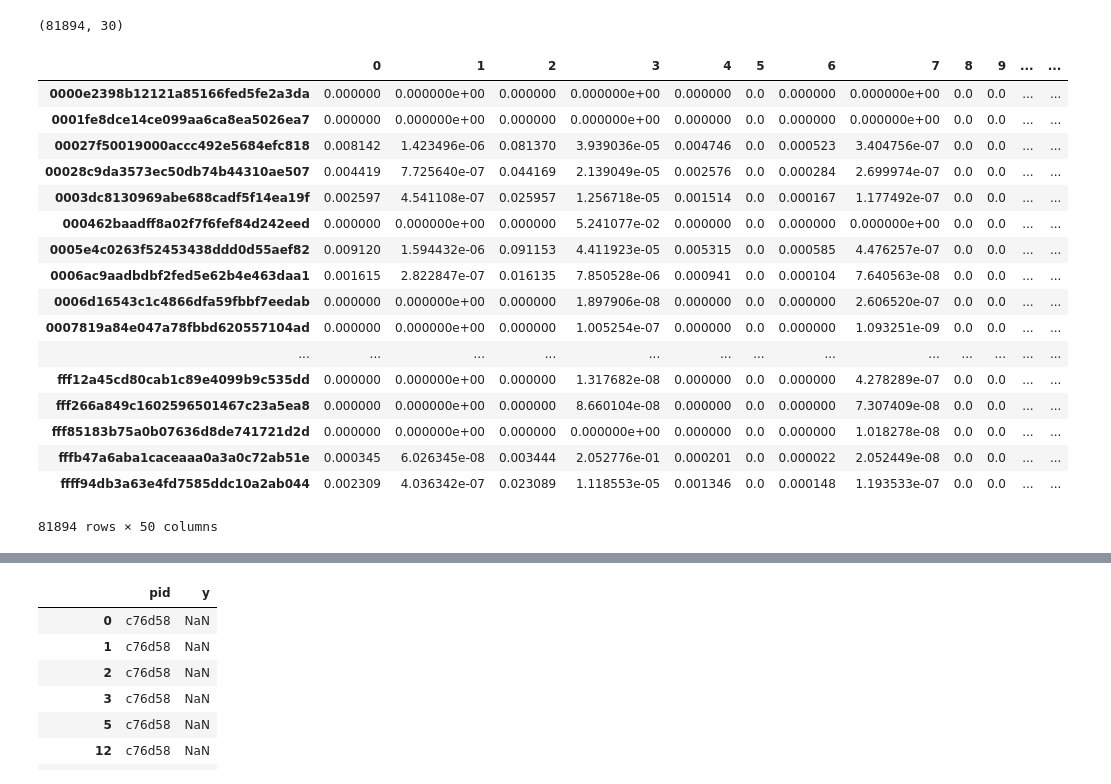
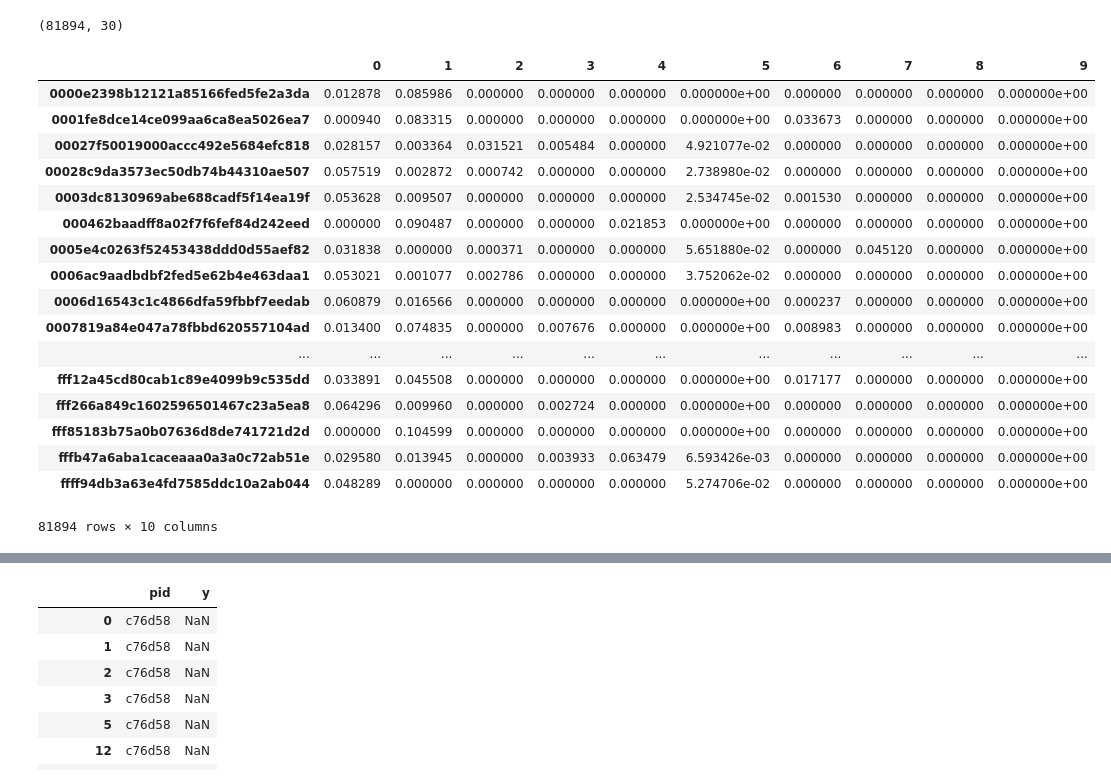
Before and after one commit to tychen5/Trend_TBrainAI, a Jupyter notebook: leo/Read_all_queryLog-Copy1.ipynb, the cells around one changed output, grey strips where cells are left out. Cells and saved outputs as stored; diff of their text form; code cells hidden in the pictures.

Commit message:
upload pid cid ratio csv

```diff
--- a/leo/Read_all_queryLog-Copy1.ipynb
+++ b/leo/Read_all_queryLog-Copy1.ipynb
@@ -664,9 +664,9 @@ dfT.to_csv('history/dfCCC.csv')
 # %%
 # np_c30 = pd.read_pickle('../frank/info/pkl/mf_fid_cid_basis.pkl')
 # np_c15 = pd.read_pickle('../frank/info/pkl/mf_fid_cid_basis_15.pkl')
-# np_p5 = pd.read_pickle('../frank/info/pkl/mf_fid_pid_basis.pkl')
-np_p10 = pd.read_pickle('../frank/info/pkl/mf_fid_pid_basis.pkl.10')
-np_c50=pd.read_pickle('../frank/info/pkl/mf_fid_cid_basis.pkl.50')
+np_pr10 = pd.read_pickle('../frank/info/pkl//mf_fid_pid_basis.pkl.ratio.10')
+# np_cr30 = pd.read_pickle('../frank/info/pkl/mf_fid_cid_basis.pkl.ratio.30')
+# np_c50=pd.read_pickle('../frank/info/pkl/mf_fid_cid_basis.pkl.50')
 i2f = pd.read_pickle('../frank/info/pkl/id_fid.pkl')
 # %%
 # i2f
@@ -694,31 +694,31 @@ i2f = pd.read_pickle('../frank/info/pkl/id_fid.pkl')
 # %% [output]
 (81894, 30)
 # %%
-df= pd.DataFrame(np_c50)
+df= pd.DataFrame(np_pr10)
 df = df.rename(index=i2f)
 # df.to_csv('csv/MF_cid30.csv')
 # df.to_csv('csv/MF_cid15.csv')
-df.to_csv('csv/MF_cid50.csv')
+df.to_csv('csv/MF_cid_ratio_30.csv')
 df
 # %% [output]
-|  | 0 | 1 | 2 | 3 | 4 | 5 | 6 | 7 | 8 | 9 | ... | ... |
-| 0000e2398b12121a85166fed5fe2a3da | 0.000000 | 0.000000e+00 | 0.000000 | 0.000000e+00 | 0.000000 | 0.0 | 0.000000 | 0.000000e+00 | 0.0 | 0.0 | ... | ... |
-| 0001fe8dce14ce099aa6ca8ea5026ea7 | 0.000000 | 0.000000e+00 | 0.000000 | 0.000000e+00 | 0.000000 | 0.0 | 0.000000 | 0.000000e+00 | 0.0 | 0.0 | ... | ... |
-| 00027f50019000accc492e5684efc818 | 0.008142 | 1.423496e-06 | 0.081370 | 3.939036e-05 | 0.004746 | 0.0 | 0.000523 | 3.404756e-07 | 0.0 | 0.0 | ... | ... |
-| 00028c9da3573ec50db74b44310ae507 | 0.004419 | 7.725640e-07 | 0.044169 | 2.139049e-05 | 0.002576 | 0.0 | 0.000284 | 2.699974e-07 | 0.0 | 0.0 | ... | ... |
-| 0003dc8130969abe688cadf5f14ea19f | 0.002597 | 4.541108e-07 | 0.025957 | 1.256718e-05 | 0.001514 | 0.0 | 0.000167 | 1.177492e-07 | 0.0 | 0.0 | ... | ... |
-| 000462baadff8a02f7f6fef84d242eed | 0.000000 | 0.000000e+00 | 0.000000 | 5.241077e-02 | 0.000000 | 0.0 | 0.000000 | 0.000000e+00 | 0.0 | 0.0 | ... | ... |
-| 0005e4c0263f52453438ddd0d55aef82 | 0.009120 | 1.594432e-06 | 0.091153 | 4.411923e-05 | 0.005315 | 0.0 | 0.000585 | 4.476257e-07 | 0.0 | 0.0 | ... | ... |
-| 0006ac9aadbdbf2fed5e62b4e463daa1 | 0.001615 | 2.822847e-07 | 0.016135 | 7.850528e-06 | 0.000941 | 0.0 | 0.000104 | 7.640563e-08 | 0.0 | 0.0 | ... | ... |
-| 0006d16543c1c4866dfa59fbbf7eedab | 0.000000 | 0.000000e+00 | 0.000000 | 1.897906e-08 | 0.000000 | 0.0 | 0.000000 | 2.606520e-07 | 0.0 | 0.0 | ... | ... |
-| 0007819a84e047a78fbbd620557104ad | 0.000000 | 0.000000e+00 | 0.000000 | 1.005254e-07 | 0.000000 | 0.0 | 0.000000 | 1.093251e-09 | 0.0 | 0.0 | ... | ... |
-| ... | ... | ... | ... | ... | ... | ... | ... | ... | ... | ... | ... | ... |
-| fff12a45cd80cab1c89e4099b9c535dd | 0.000000 | 0.000000e+00 | 0.000000 | 1.317682e-08 | 0.000000 | 0.0 | 0.000000 | 4.278289e-07 | 0.0 | 0.0 | ... | ... |
-| fff266a849c1602596501467c23a5ea8 | 0.000000 | 0.000000e+00 | 0.000000 | 8.660104e-08 | 0.000000 | 0.0 | 0.000000 | 7.307409e-08 | 0.0 | 0.0 | ... | ... |
-| fff85183b75a0b07636d8de741721d2d | 0.000000 | 0.000000e+00 | 0.000000 | 0.000000e+00 | 0.000000 | 0.0 | 0.000000 | 1.018278e-08 | 0.0 | 0.0 | ... | ... |
-| fffb47a6aba1caceaaa0a3a0c72ab51e | 0.000345 | 6.026345e-08 | 0.003444 | 2.052776e-01 | 0.000201 | 0.0 | 0.000022 | 2.052449e-08 | 0.0 | 0.0 | ... | ... |
-| ffff94db3a63e4fd7585ddc10a2ab044 | 0.002309 | 4.036342e-07 | 0.023089 | 1.118553e-05 | 0.001346 | 0.0 | 0.000148 | 1.193533e-07 | 0.0 | 0.0 | ... | ... |
+|  | 0 | 1 | 2 | 3 | 4 | 5 | 6 | 7 | 8 | 9 |
+| 0000e2398b12121a85166fed5fe2a3da | 0.012878 | 0.085986 | 0.000000 | 0.000000 | 0.000000 | 0.000000e+00 | 0.000000 | 0.000000 | 0.000000 | 0.000000e+00 |
+| 0001fe8dce14ce099aa6ca8ea5026ea7 | 0.000940 | 0.083315 | 0.000000 | 0.000000 | 0.000000 | 0.000000e+00 | 0.033673 | 0.000000 | 0.000000 | 0.000000e+00 |
+| 00027f50019000accc492e5684efc818 | 0.028157 | 0.003364 | 0.031521 | 0.005484 | 0.000000 | 4.921077e-02 | 0.000000 | 0.000000 | 0.000000 | 0.000000e+00 |
+| 00028c9da3573ec50db74b44310ae507 | 0.057519 | 0.002872 | 0.000742 | 0.000000 | 0.000000 | 2.738980e-02 | 0.000000 | 0.000000 | 0.000000 | 0.000000e+00 |
+| 0003dc8130969abe688cadf5f14ea19f | 0.053628 | 0.009507 | 0.000000 | 0.000000 | 0.000000 | 2.534745e-02 | 0.001530 | 0.000000 | 0.000000 | 0.000000e+00 |
+| 000462baadff8a02f7f6fef84d242eed | 0.000000 | 0.090487 | 0.000000 | 0.000000 | 0.021853 | 0.000000e+00 | 0.000000 | 0.000000 | 0.000000 | 0.000000e+00 |
+| 0005e4c0263f52453438ddd0d55aef82 | 0.031838 | 0.000000 | 0.000371 | 0.000000 | 0.000000 | 5.651880e-02 | 0.000000 | 0.045120 | 0.000000 | 0.000000e+00 |
+| 0006ac9aadbdbf2fed5e62b4e463daa1 | 0.053021 | 0.001077 | 0.002786 | 0.000000 | 0.000000 | 3.752062e-02 | 0.000000 | 0.000000 | 0.000000 | 0.000000e+00 |
+| 0006d16543c1c4866dfa59fbbf7eedab | 0.060879 | 0.016566 | 0.000000 | 0.000000 | 0.000000 | 0.000000e+00 | 0.000237 | 0.000000 | 0.000000 | 0.000000e+00 |
+| 0007819a84e047a78fbbd620557104ad | 0.013400 | 0.074835 | 0.000000 | 0.007676 | 0.000000 | 0.000000e+00 | 0.008983 | 0.000000 | 0.000000 | 0.000000e+00 |
+| ... | ... | ... | ... | ... | ... | ... | ... | ... | ... | ... |
+| fff12a45cd80cab1c89e4099b9c535dd | 0.033891 | 0.045508 | 0.000000 | 0.000000 | 0.000000 | 0.000000e+00 | 0.017177 | 0.000000 | 0.000000 | 0.000000e+00 |
+| fff266a849c1602596501467c23a5ea8 | 0.064296 | 0.009960 | 0.000000 | 0.002724 | 0.000000 | 0.000000e+00 | 0.000000 | 0.000000 | 0.000000 | 0.000000e+00 |
+| fff85183b75a0b07636d8de741721d2d | 0.000000 | 0.104599 | 0.000000 | 0.000000 | 0.000000 | 0.000000e+00 | 0.000000 | 0.000000 | 0.000000 | 0.000000e+00 |
+| fffb47a6aba1caceaaa0a3a0c72ab51e | 0.029580 | 0.013945 | 0.000000 | 0.003933 | 0.063479 | 6.593426e-03 | 0.000000 | 0.000000 | 0.000000 | 0.000000e+00 |
+| ffff94db3a63e4fd7585ddc10a2ab044 | 0.048289 | 0.000000 | 0.000000 | 0.000000 | 0.000000 | 5.274706e-02 | 0.000000 | 0.000000 | 0.000000 | 0.000000e+00 |
-81894 rows × 50 columns
+81894 rows × 10 columns
 # %%
 df
 # %% [output]
```
Also changed, not shown: 5 other files.
